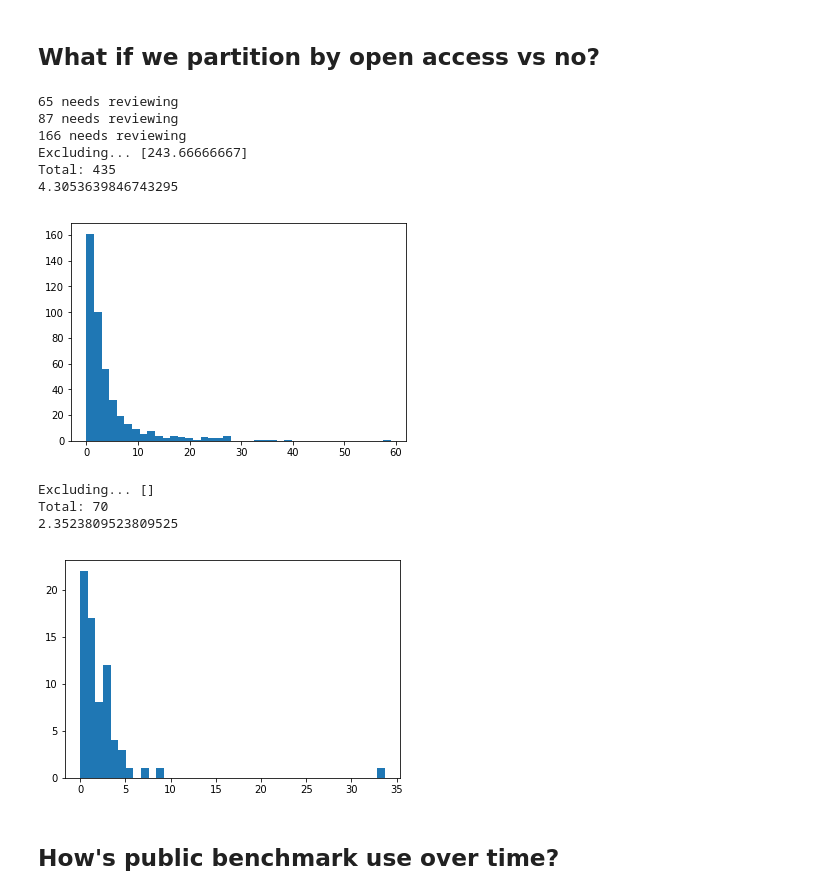
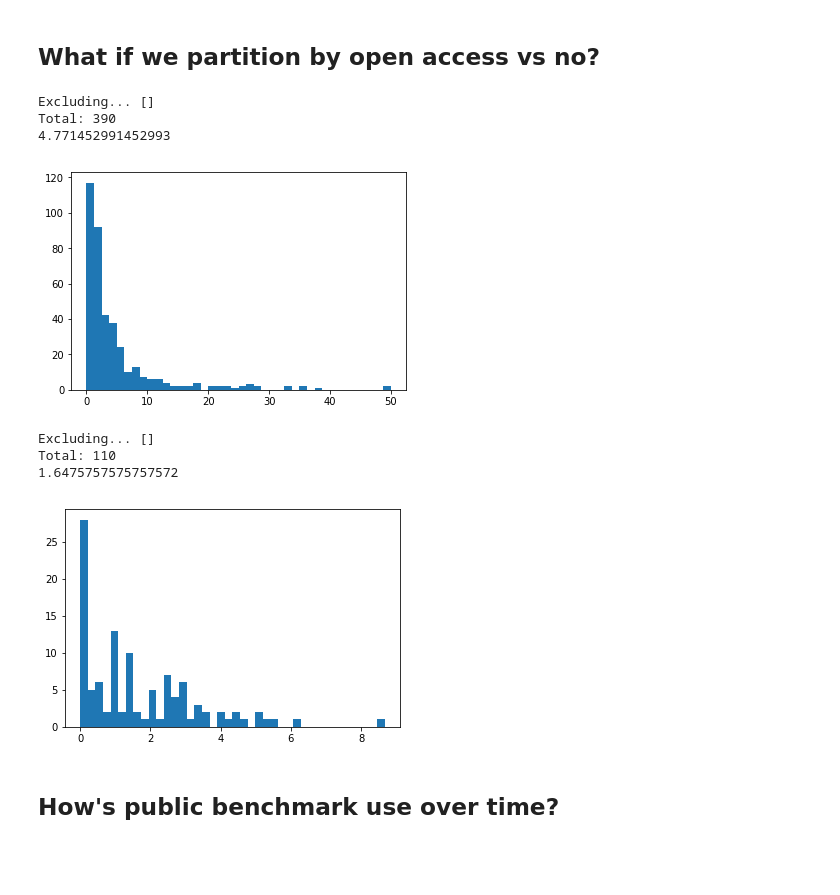
Before and after one commit to neheller/labels19, a Jupyter notebook: analyze.ipynb, the cells around one changed output. Drawn from its saved outputs; the diff is of its cells as text; code cells hidden in the pictures; blank space fills up the shorter version.

```diff
--- a/analyze.ipynb
+++ b/analyze.ipynb
@@ -70,12 +91,10 @@ That's 4.8 per cent!
 du = 0
 dure = 0
 for d in data:
-    if used_custom_data(d) and used_any_benchmark(d):
+    if used_any_custom_data(d) and used_any_benchmark(d):
         du = du + 1
         if d["didpublish"] != "no" and d["didpublish"] != "":
             dure = dure + 1
-        if d["didpublish"] == "":
-            print(d["ind"], "needs filling")
 
 print(du, "papers found that used custom and benchmark data")
 print(dure, "of those released or promised to release their data")
@@ -99,15 +108,13 @@ That's 10.7 per cent!
 # %%
 citations = []
 for d in data:
-    if used_custom_data(d) or used_any_benchmark(d):
-        try:
-            citations = citations + [int(d["citations"])/(2019 - int(d["year"]))]
-        except ValueError:
-            print(d["ind"], "needs reviewing")
+    try:
+        citations = citations + [int(d["citations"])/(2019 - int(d["year"]))]
+    except ValueError:
+        print(d["ind"], "needs reviewing")
 
 cits = np.sort(np.array(citations))
-print(cits[cits > 100])
-plt.hist(cits[cits <= 100], bins=40)
+plt.hist(cits, bins=40)
 plt.show()
 print(np.mean(cits))
 # %% [output]
@@ -120,14 +123,6 @@ print(np.mean(cits))
 # %% [markdown]
 ## What if we partition by benchmark vs custom?
 # %%
-def used_custom_nore(d):
-    custom = [s for s in d["whichdata"] if s == "custom" or s == "custom simulated"]
-    return len(custom) == len(d["whichdata"]) and d["didpublish"] == "no"
-
-def used_custom_re(d):
-    custom = [s for s in d["whichdata"] if s == "custom" or s == "custom simulated"]
-    return len(custom) == len(d["whichdata"]) and d["didpublish"] != "no" and d["didpublish"] != ""
-
 bnch_citations = []
 cstm_citations = []
 csre_citations = []
@@ -142,7 +137,7 @@ for d in data:
             cstm_citations = cstm_citations + [int(d["citations"])/(2019 - int(d["year"]))]
         except ValueError:
             print(d["ind"], "needs reviewing")
-    if used_custom_re(d):
+    if used_any_custom_data(d) and did_release_data(d):
         try:
             csre_citations = csre_citations + [int(d["citations"])/(2019 - int(d["year"]))]
         except ValueError:
@@ -199,8 +191,6 @@ def released_code(d):
 bnch_citations = []
 cstm_citations = []
 for d in data:
-    if not used_custom_data(d) and not used_any_benchmark(d):
-        continue
     if released_code(d):
         try:
             bnch_citations = bnch_citations + [int(d["citations"])/(2019 - int(d["year"]))]
@@ -250,48 +237,43 @@ def open_access(d):
 bnch_citations = []
 cstm_citations = []
 for d in data:
-    if not used_custom_data(d) and not used_any_benchmark(d):
-        continue
     if open_access(d):
         try:
             bnch_citations = bnch_citations + [int(d["citations"])/(2019 - int(d["year"]))]
         except ValueError:
             print(d["ind"], "needs reviewing")
     else:
         try:
             cstm_citations = cstm_citations + [int(d["citations"])/(2019 - int(d["year"]))]
         except ValueError:
             print(d["ind"], "needs reviewing")
 
 
 # First benchmark
 bnch_cits = np.sort(np.array(bnch_citations))
 print("Excluding...", bnch_cits[bnch_cits > 100])
 print("Total:", bnch_cits[bnch_cits <= 100].shape[0])
 print(np.mean(bnch_cits[bnch_cits <= 100]))
 plt.hist(bnch_cits[bnch_cits <= 100], bins=40)
 plt.show()
 
 print("\n")
 # Then custom no release
 cstm_cits = np.sort(np.array(cstm_citations))
 print("Excluding...", cstm_cits[cstm_cits > 100])
 print("Total:", cstm_cits[cstm_cits <= 100].shape[0])
 print(np.mean(cstm_cits[cstm_cits <= 100]))
 plt.hist(cstm_cits[cstm_cits <= 100], bins=40)
 plt.show()
 # %% [output]
-65 needs reviewing
-87 needs reviewing
-166 needs reviewing
-Excluding... [243.66666667]
-Total: 435
-4.3053639846743295
+Excluding... []
+Total: 390
+4.771452991452993
-[figure, old version]
+[figure, new version]
 Excluding... []
-Total: 70
-2.3523809523809525
+Total: 110
+1.6475757575757572
-[figure, old version]
+[figure, new version]
 # %% [markdown]
 ## How's public benchmark use over time?
 # %%
```
Also changed, not shown: parts of 33 cells of this notebook, 2 other files.
